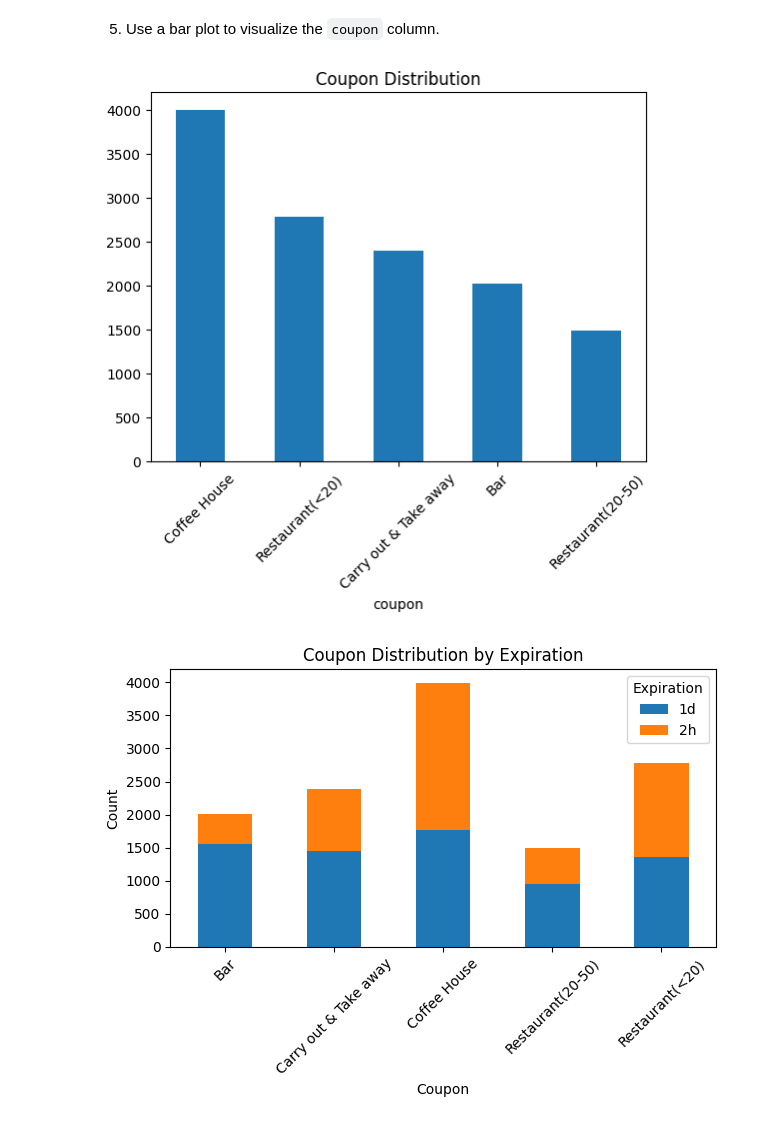
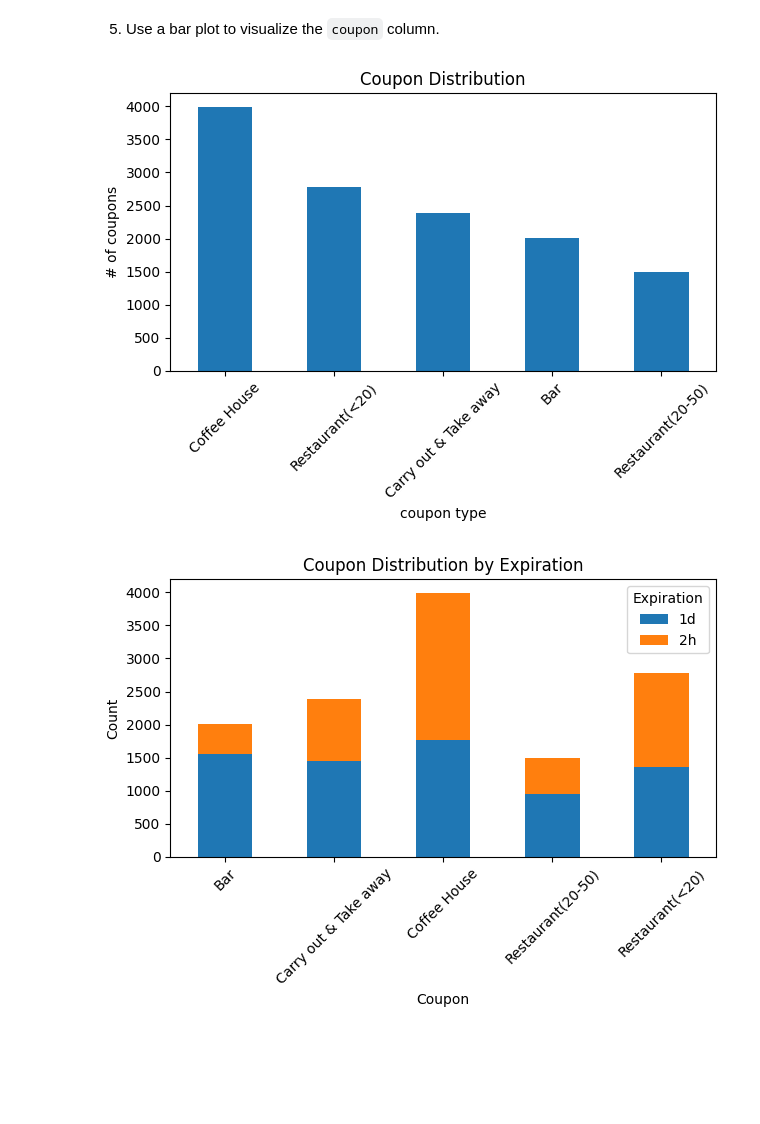
Before and after one commit to coconut808/ML-AI, a Jupyter notebook: week5/prompt.ipynb, the cells around one changed output. Saved outputs shown, nothing was run; the diff lists cells and outputs as text; code cells hidden in the pictures; blank space fills up the shorter version.

Commit message:
saving updated notebook, image, and first pass at report(README.md)

```diff
--- a/week5/prompt.ipynb
+++ b/week5/prompt.ipynb
@@ -309,9 +341,13 @@ dtype: object
 # %%
 data['coupon'].value_counts().plot(kind='bar', title='Coupon Distribution')
 plt.xticks(rotation=45)
+plt.ylabel('# of coupons')
+plt.xlabel('coupon type')
+plt.tight_layout()
+plt.savefig("images/coupon_distribution.png")
 plt.show()
 # %% [output]
-[figure, old version]
+[figure, new version]
 # %%
 data.groupby(['coupon', 'expiration']).size().unstack().plot(kind='bar', stacked=True, title='Coupon Distribution by Expiration')
 plt.xlabel('Coupon')
```
Also changed, not shown: parts of 16 cells of this notebook, 5 other files.
